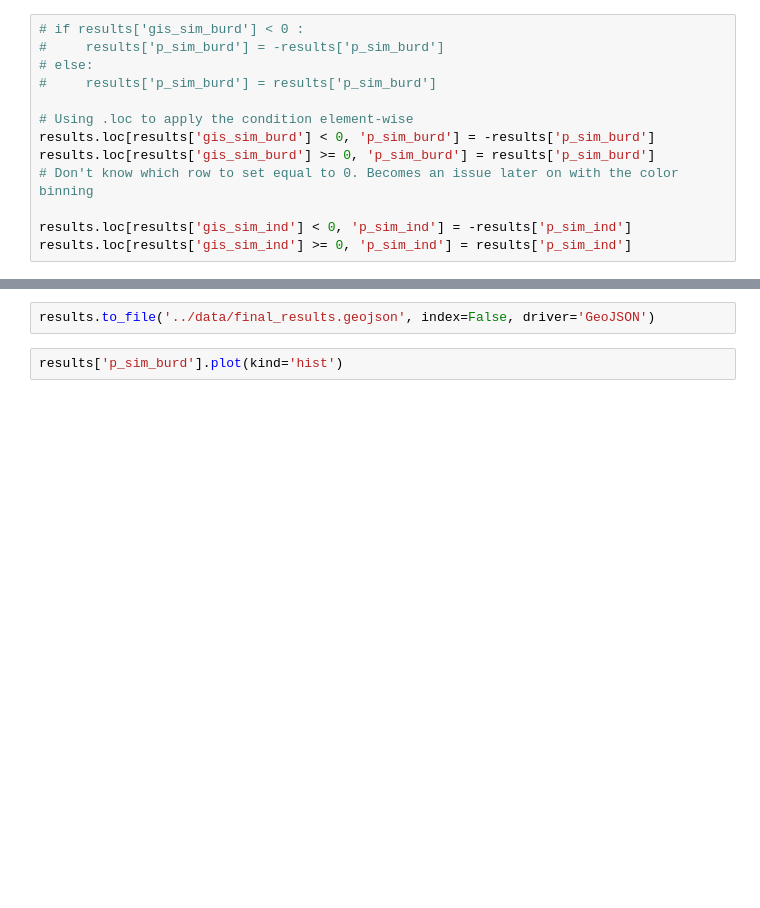
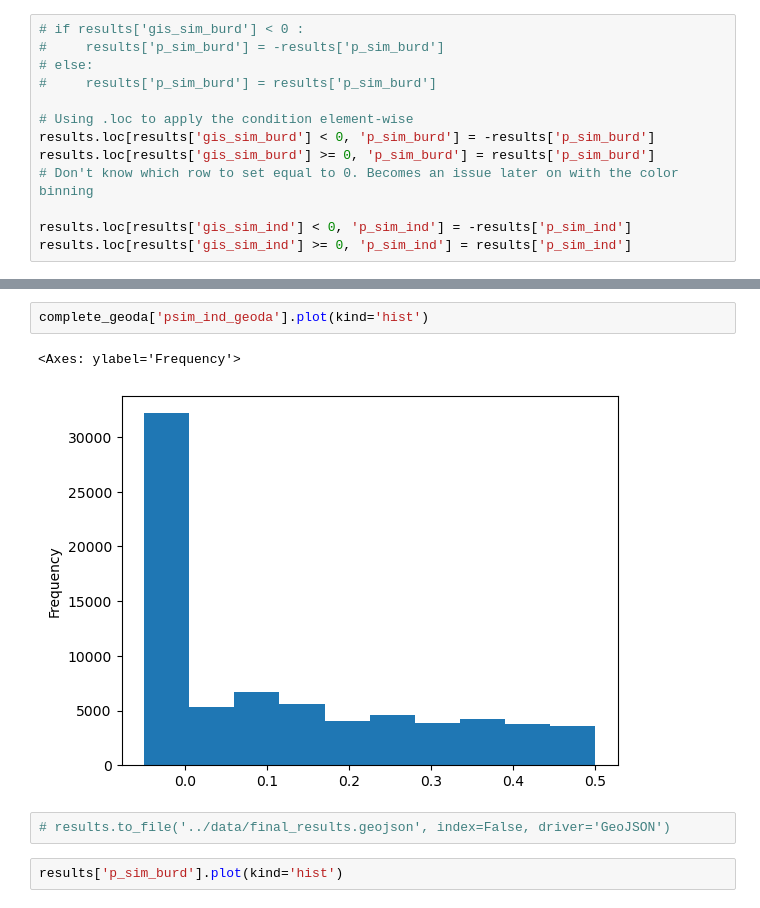
Before and after one commit to haylee360/j40-data-exploration, a Jupyter notebook: docs/gistar-CORRECT.ipynb, the cells around one changed output, grey strips where cells are left out. Drawn from its saved outputs; the diff is of its cells as text; blank space fills up the shorter version.

```diff
--- a/docs/gistar-CORRECT.ipynb
+++ b/docs/gistar-CORRECT.ipynb
@@ -184,5 +267,10 @@ results.loc[results['gis_sim_ind'] >= 0, 'p_sim_ind'] = results['p_sim_ind']
+# %%
+complete_geoda['psim_ind_geoda'].plot(kind='hist')
+# %% [output]
+<Axes: ylabel='Frequency'>
+[figure, added]
 # %%
-results.to_file('../data/final_results.geojson', index=False, driver='GeoJSON')
+# results.to_file('../data/final_results.geojson', index=False, driver='GeoJSON')
 # %%
 results['p_sim_burd'].plot(kind='hist')
 # %% [output]
```
Also changed, not shown: parts of 9 cells of this notebook, 2 other files.
